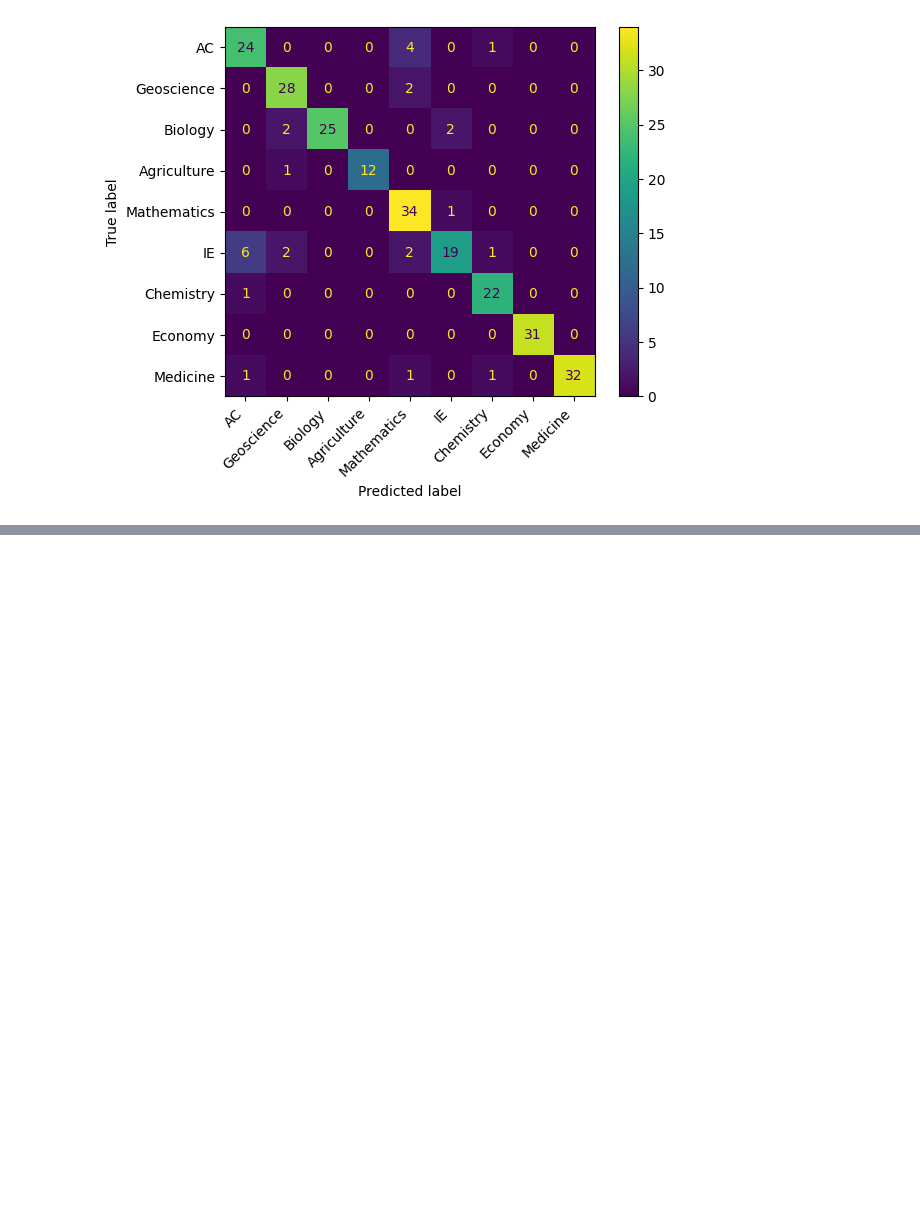
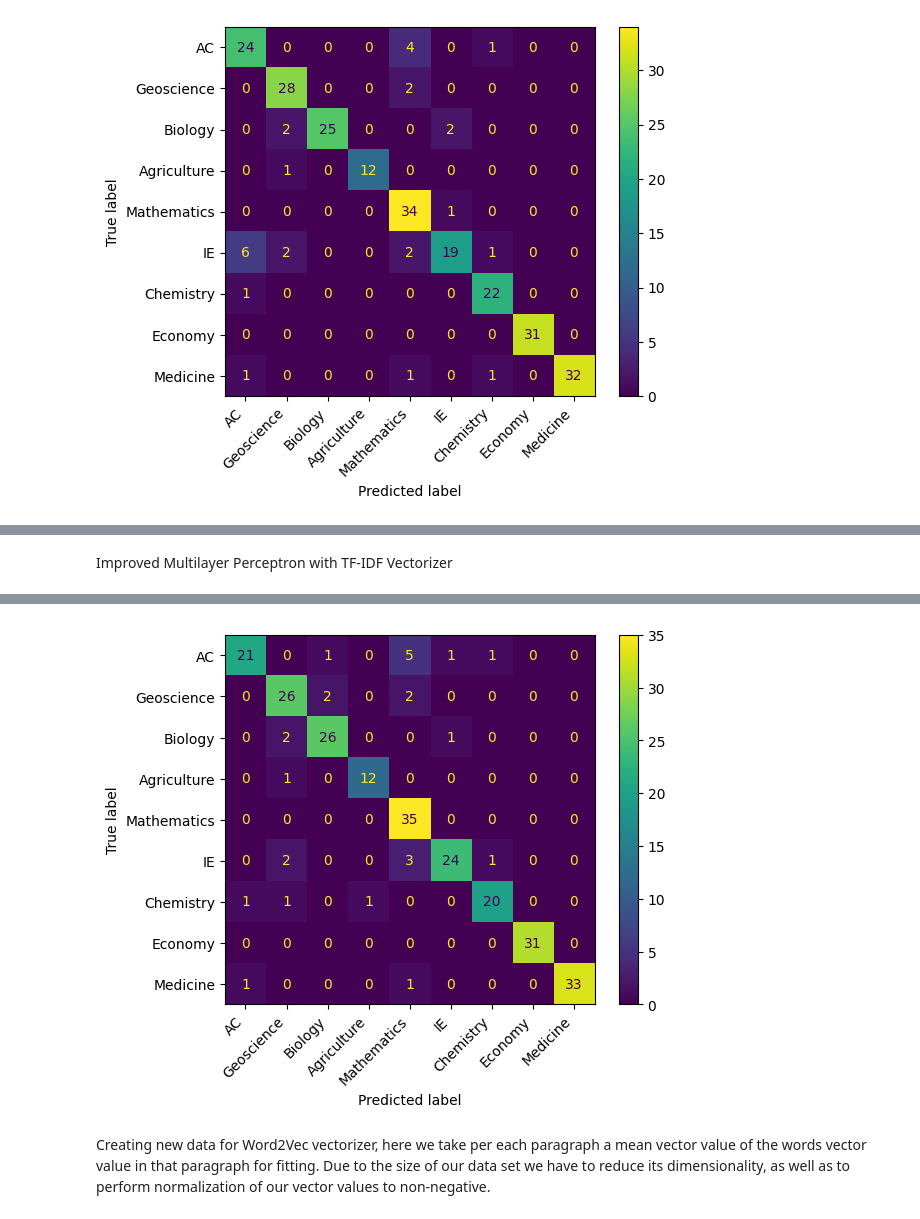
Before and after one commit to milossdjuric/Text-Classification-for-Serbian-Science-Journals, a Jupyter notebook: serbian_science_journals.ipynb, the cells around one changed output, grey strips where cells are left out. Cells and saved outputs as stored; diff of their text form; code cells hidden in the pictures; blank space fills up the shorter version.

```diff
--- a/serbian_science_journals.ipynb
+++ b/serbian_science_journals.ipynb
@@ -616,0 +721,22 @@ Macro Average score:
+# %% [markdown]
+<p>Improved Multilayer Perceptron with TF-IDF Vectorizer</p>
+# %%
+mlp_classifier = MLPClassifier(hidden_layer_sizes=(750,), random_state=random_state_seed, alpha=0.0003, batch_size=300, learning_rate='adaptive',verbose=True,
+                               n_iter_no_change=5, learning_rate_init=0.005, max_iter=1000)
+mlp_classifier.fit(X_train_tf, y_train_tf)
+
+y_pred_tf = mlp_classifier.predict(X_test_tf)
+
+accuracy = accuracy_score(y_test_tf, y_pred_tf)
+print("Accuracy score:", accuracy)
+
+macro_average = f1_score(y_test_tf, y_pred_tf, average='macro')
+print("Macro Average score:", macro_average)
+
+display_labels = ['AC', 'Geoscience', 'Biology', 'Agriculture', 'Mathematics', 'IE', 'Chemistry', 'Economy', 'Medicine']
+cm = confusion_matrix(y_test_tf, y_pred_tf)
+cm_display = ConfusionMatrixDisplay(confusion_matrix=cm, display_labels=display_labels)
+cm_display.plot()
+plt.xticks(np.arange(len(display_labels)), display_labels, rotation=45, ha='right')
+plt.show()
+# %% [output]
@@ -617 +756,4 @@ Macro Average score:
+[figure, added]
+# %% [markdown]
+<p>Creating new data for Word2Vec vectorizer, here we take per each paragraph a mean vector value of the words vector value in that paragraph for fitting. Due to the size of our data set we have to reduce its dimensionality, as well as to perform normalization of our vector values to non-negative.</p>
 # %%
```
Also changed, not shown: parts of 19 cells of this notebook, 1 other file.
